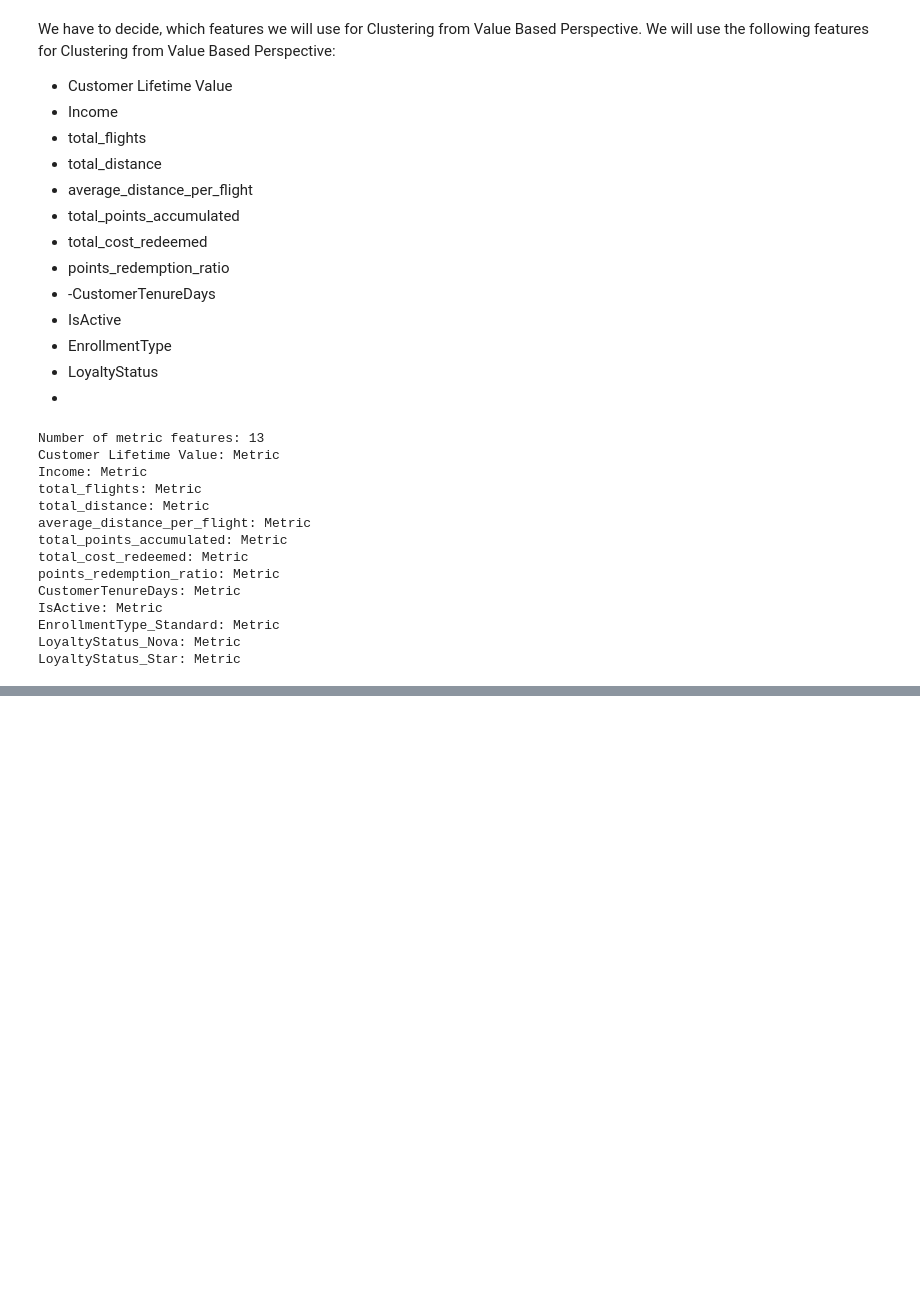
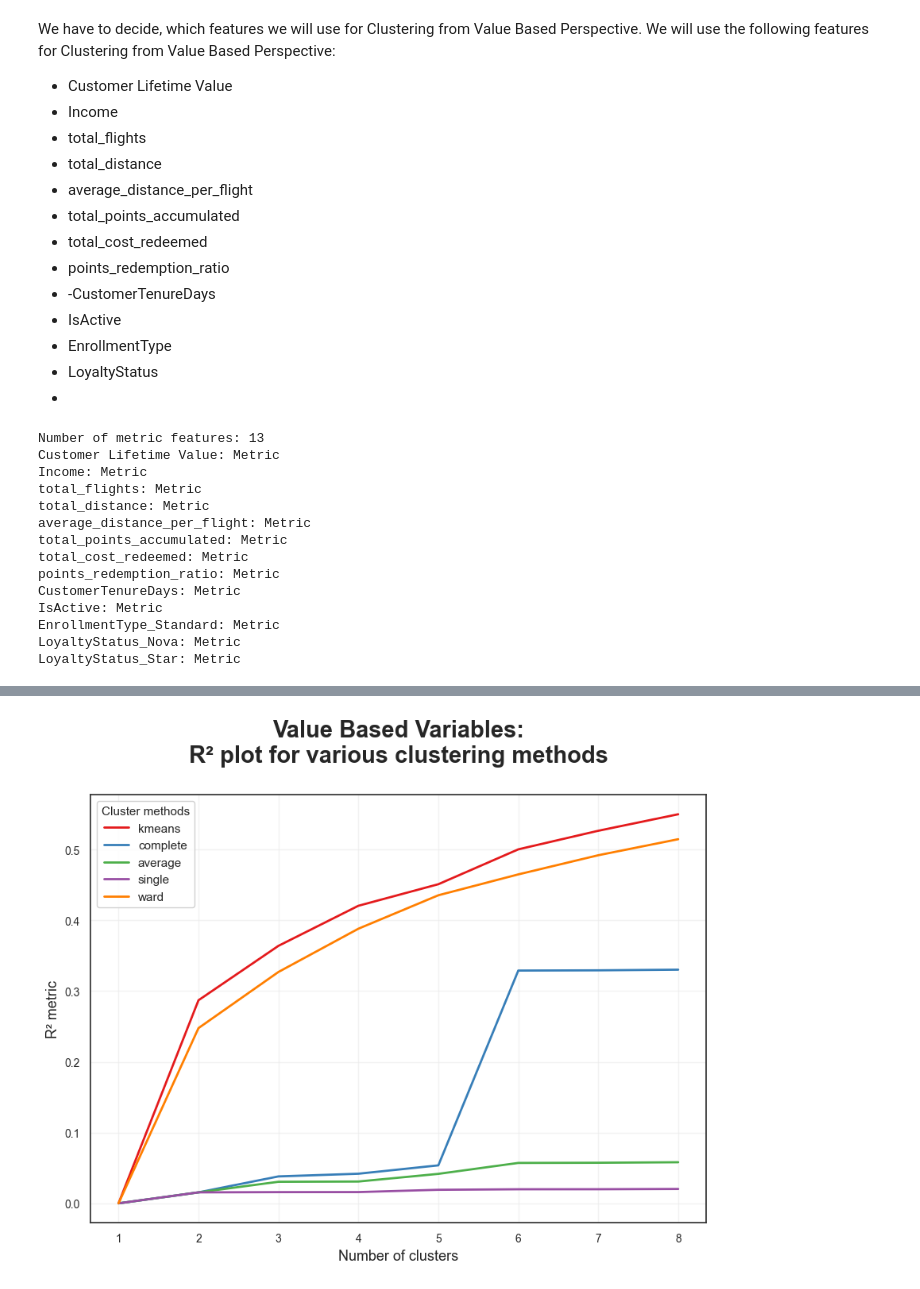
Before and after one commit to Mehmet1700/DataMining2025, a Jupyter notebook: notebooks_deliverable2/01_Clustering_Value_Based.ipynb, the cells around one changed output, grey strips where cells are left out. Drawn from its saved outputs; the diff is of its cells as text; code cells hidden in the pictures; blank space fills up the shorter version.

Commit message:
Updated Value Based Clustering and Feature Engineering

```diff
--- a/notebooks_deliverable2/01_Clustering_Value_Based.ipynb
+++ b/notebooks_deliverable2/01_Clustering_Value_Based.ipynb
@@ -225,0 +269,10 @@ LoyaltyStatus_Star: Metric
+# %%
+kmeans = KMeans(
+    init='k-means++',
+    n_init=20,
+    random_state=42
+)
+# %%
+hierarchical = AgglomerativeClustering(
+    metric='euclidean'
+)
@@ -225,0 +378,15 @@ LoyaltyStatus_Star: Metric
+# %%
+r2_scores = {}
+
+r2_scores['kmeans'] = get_r2_scores(df_value_based, value_based_features, kmeans)
+
+for linkage in ['complete', 'average', 'single', 'ward'] :  # 'complete', 'average', 'single', 'ward'
+    r2_scores[linkage] = get_r2_scores(
+        df_value_based,                 # data
+        value_based_features,   # features of perspective
+        # use HClust, changing the linkage at each iteration
+        hierarchical.set_params(linkage=linkage)
+    )
+# %%
+r2_scores_df = pd.DataFrame(r2_scores)
+r2_scores_df
@@ -225,0 +403,11 @@ LoyaltyStatus_Star: Metric
+# %%
+# Visualizing the R² scores for each cluster solution on value based variables
+r2_scores_df.plot.line(figsize=(10,7))
+
+plt.title("Value Based Variables:\nR² plot for various clustering methods\n", fontsize=21)
+plt.legend(title="Cluster methods", title_fontsize=11)
+plt.xlabel("Number of clusters", fontsize=13)
+plt.ylabel("R² metric", fontsize=13)
+plt.show()
+# %% [output]
+[figure, added]
```
Also changed, not shown: parts of 40 cells of this notebook, 1 other file.
